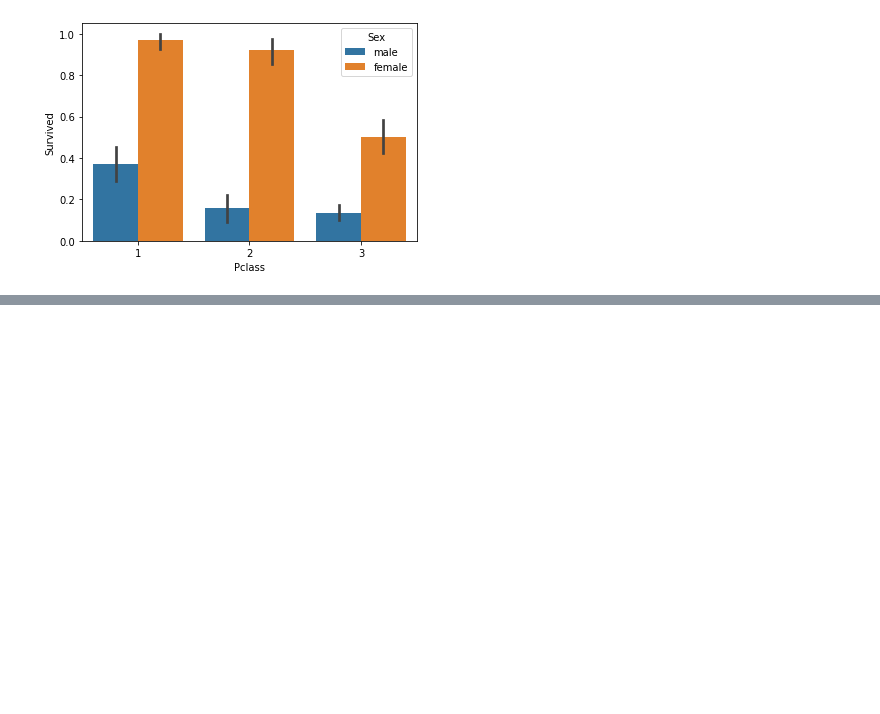
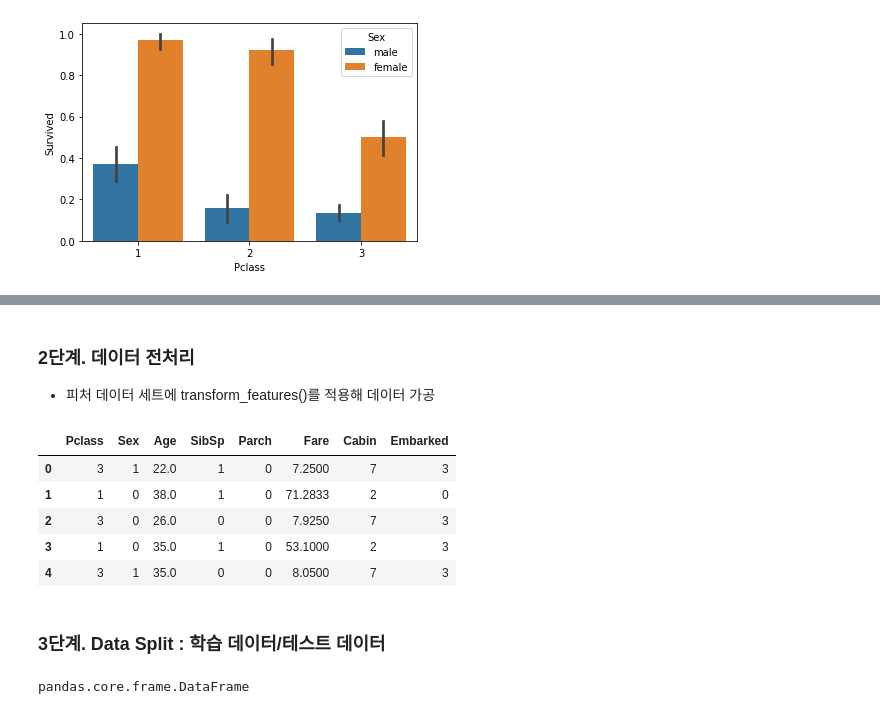
Before and after one commit to namhyemi/TIL, a Jupyter notebook: K-digit/04_MachineLearning/practice06.ipynb, the cells around one changed output, grey strips where cells are left out. Saved outputs shown, nothing was run; the diff lists cells and outputs as text; code cells hidden in the pictures; blank space fills up the shorter version.

```diff
--- a/K-digit/04_MachineLearning/practice06.ipynb
+++ b/K-digit/04_MachineLearning/practice06.ipynb
@@ -237,0 +417,25 @@ sns.barplot(x='Pclass', y='Survived', hue='Sex', data=titanic_df)
+# %%
+# 원본 데이터를 재로딩 하고, feature데이터 셋과 Label 데이터 셋 추출.
+titanic_df = pd.read_csv('data/titanic_train.csv')
+# 결정값
+y_titanic_df = titanic_df['Survived']
+# 학습 데이터 세트
+# 결정값으로 사용할 'Survived' 칼럼 제외
+X_titanic_df= titanic_df.drop('Survived',axis=1)
+# %% [markdown]
+### 2단계. 데이터 전처리
+- 피처 데이터 세트에 transform_features()를 적용해 데이터 가공
+# %%
+# 데이터 전처리 함수 호출
+X_titanic_df = transform_features(X_titanic_df)
+X_titanic_df.head(5)
+# 생존자 예측을 수행할 피처 데이터 세트 완성
+# %% [output]
+|  | Pclass | Sex | Age | SibSp | Parch | Fare | Cabin | Embarked |
+| 0 | 3 | 1 | 22.0 | 1 | 0 | 7.2500 | 7 | 3 |
+| 1 | 1 | 0 | 38.0 | 1 | 0 | 71.2833 | 2 | 0 |
+| 2 | 3 | 0 | 26.0 | 0 | 0 | 7.9250 | 7 | 3 |
+| 3 | 1 | 0 | 35.0 | 1 | 0 | 53.1000 | 2 | 3 |
+| 4 | 3 | 1 | 35.0 | 0 | 0 | 8.0500 | 7 | 3 |
+# %% [markdown]
+### 3단계. Data Split : 학습 데이터/테스트 데이터
@@ -237,0 +449,4 @@ sns.barplot(x='Pclass', y='Survived', hue='Sex', data=titanic_df)
+# %%
+type(X_train)
+# %% [output]
+pandas.core.frame.DataFrame
```
Also changed, not shown: parts of 42 cells of this notebook, 1 other file.
